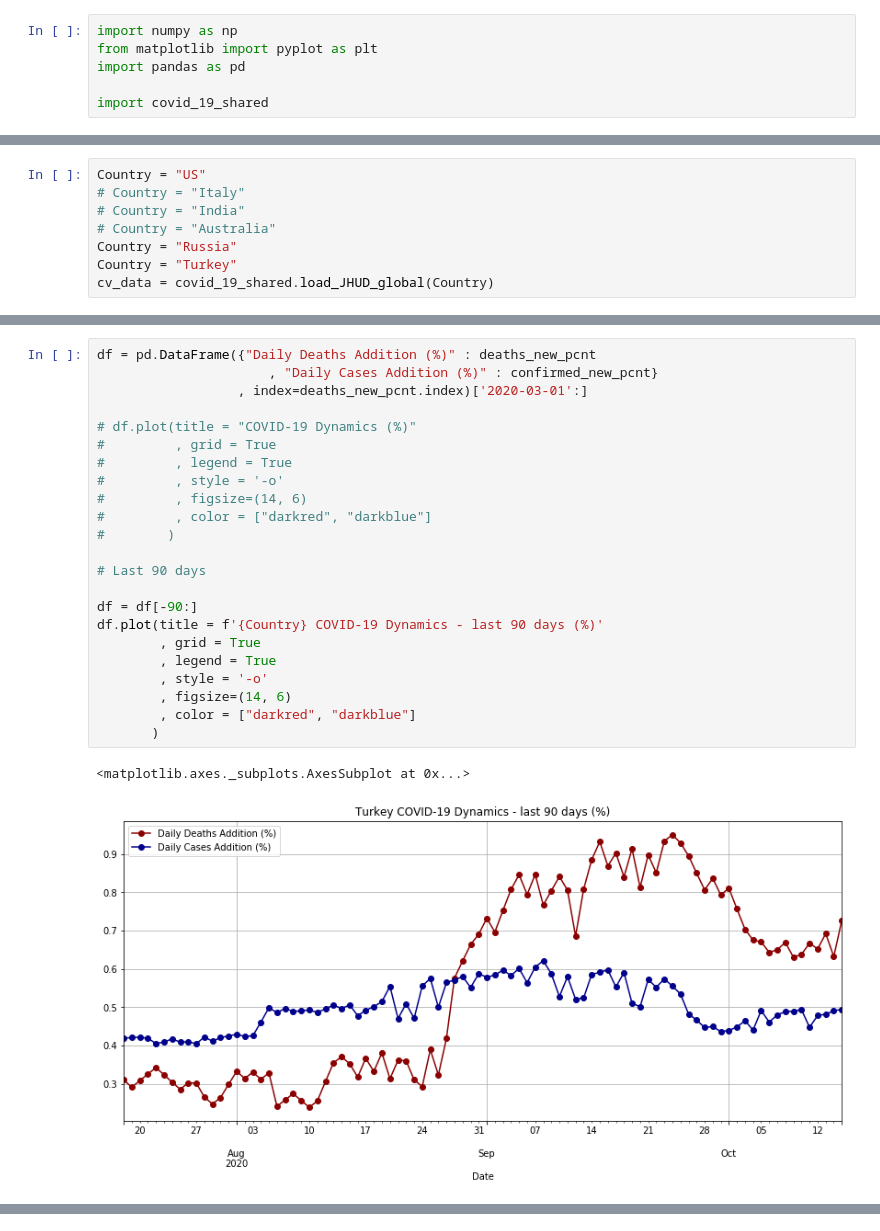
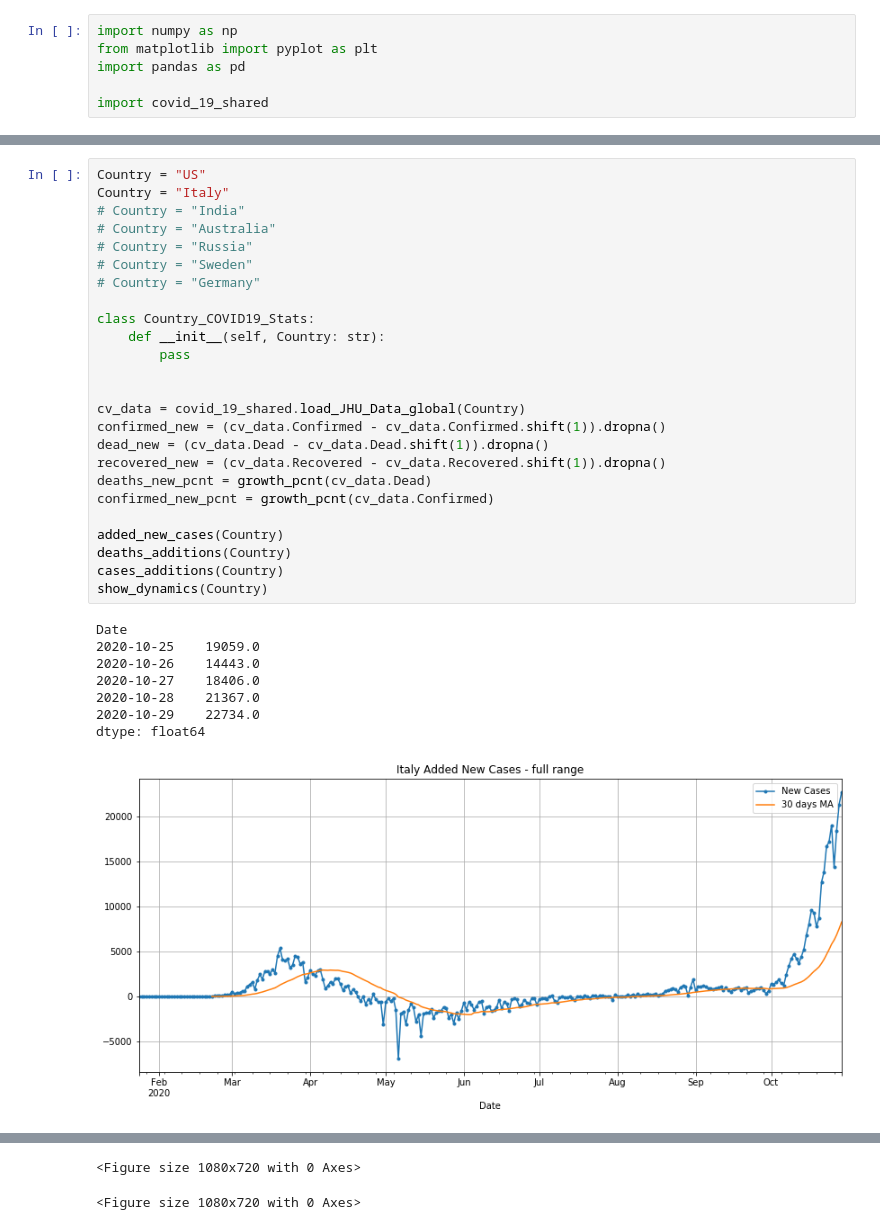
Before and after one commit to olegsheynin/data_analysis, a Jupyter notebook: covid-19/Countries COVID-19.ipynb, the cells around one changed output, grey strips where cells are left out. Saved outputs shown, nothing was run; the diff lists cells and outputs as text.

```diff
--- a/covid-19/Countries COVID-19.ipynb
+++ b/covid-19/Countries COVID-19.ipynb
@@ -25,11 +119,3 @@ array(['Afghanistan', 'Albania', 'Algeria', 'Andorra', 'Angola',
        'United Kingdom', 'Uruguay', 'Uzbekistan', 'Venezuela', 'Vietnam',
        'West Bank and Gaza', 'Western Sahara', 'Yemen', 'Zambia',
        'Zimbabwe'], dtype=object)
-# %%
-Country = "US"
-# Country = "Italy"
-# Country = "India"
-# Country = "Australia"
-Country = "Russia"
-Country = "Turkey"
-cv_data = covid_19_shared.load_JHUD_global(Country)
@@ -150,26 +122,34 @@ Date
-# %%
-df = pd.DataFrame({"Daily Deaths Addition (%)" : deaths_new_pcnt
-                      , "Daily Cases Addition (%)" : confirmed_new_pcnt}
-                  , index=deaths_new_pcnt.index)['2020-03-01':]
-
-# df.plot(title = "COVID-19 Dynamics (%)"
-#         , grid = True
-#         , legend = True
-#         , style = '-o'
-#         , figsize=(14, 6)
-#         , color = ["darkred", "darkblue"]
-#        )
-
-# Last 90 days
-
-df = df[-90:]
-df.plot(title = f'{Country} COVID-19 Dynamics - last 90 days (%)'
-        , grid = True
-        , legend = True
-        , style = '-o'
-        , figsize=(14, 6)
-        , color = ["darkred", "darkblue"]
-       )
-# %% [output]
-<matplotlib.axes._subplots.AxesSubplot at 0x...>
-[figure, removed]
+# %%
+Country = "US"
+Country = "Italy"
+# Country = "India"
+# Country = "Australia"
+# Country = "Russia"
+# Country = "Sweden"
+# Country = "Germany"
+
+class Country_COVID19_Stats:
+    def __init__(self, Country: str):
+        pass
+
+
+cv_data = covid_19_shared.load_JHU_Data_global(Country)
+confirmed_new = (cv_data.Confirmed - cv_data.Confirmed.shift(1)).dropna()
+dead_new = (cv_data.Dead - cv_data.Dead.shift(1)).dropna()
+recovered_new = (cv_data.Recovered - cv_data.Recovered.shift(1)).dropna()
+deaths_new_pcnt = growth_pcnt(cv_data.Dead)
+confirmed_new_pcnt = growth_pcnt(cv_data.Confirmed)
+
+added_new_cases(Country)
+deaths_additions(Country)
+cases_additions(Country)
+show_dynamics(Country)
+# %% [output]
+Date
+2020-10-25    19059.0
+2020-10-26    14443.0
+2020-10-27    18406.0
+2020-10-28    21367.0
+2020-10-29    22734.0
+dtype: float64
+[figure, added]
@@ -175,0 +172,2 @@ df.plot(title = f'{Country} COVID-19 Dynamics - last 90 days (%)'
+<Figure size 1080x720 with 0 Axes>
+<Figure size 1080x720 with 0 Axes>
```
Also changed, not shown: parts of 9 cells of this notebook, 4 other files.
